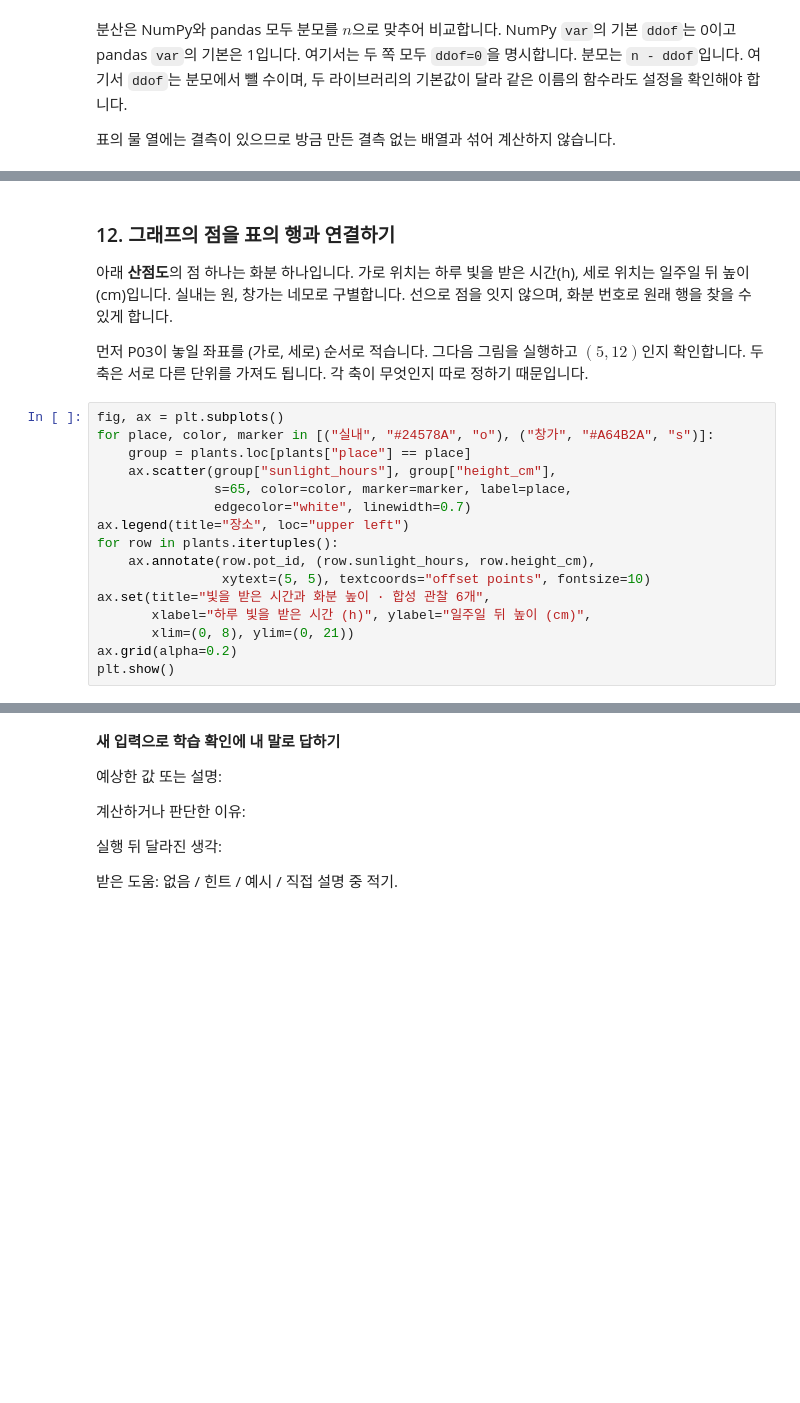
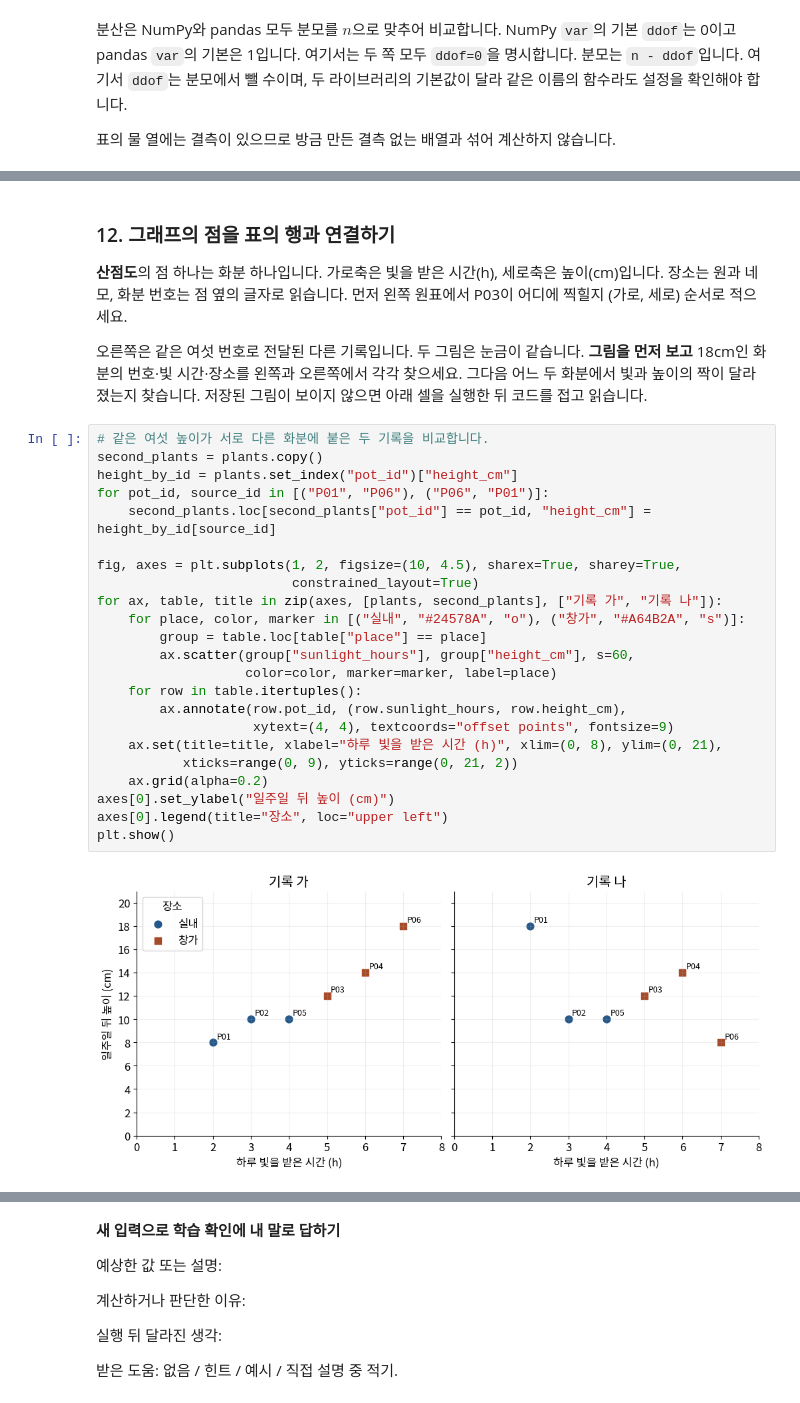
Before and after one commit to jlee-ax/AI-Olympiad, a Jupyter notebook: lessons/week01/week01_python_tables.ipynb, the cells around one changed output, grey strips where cells are left out. Cells and saved outputs as stored; diff of their text form; blank space fills up the shorter version.

```diff
--- a/lessons/week01/week01_python_tables.ipynb
+++ b/lessons/week01/week01_python_tables.ipynb
@@ -638,23 +782,32 @@ print("pandas 분산(ddof=0):", pd.Series(lengths).var(ddof=0))
 # %% [markdown]
 ### 12. 그래프의 점을 표의 행과 연결하기
 
-아래 **산점도**의 점 하나는 화분 하나입니다. 가로 위치는 하루 빛을 받은 시간(h), 세로 위치는 일주일 뒤 높이(cm)입니다. 실내는 원, 창가는 네모로 구별합니다. 선으로 점을 잇지 않으며, 화분 번호로 원래 행을 찾을 수 있게 합니다.
+**산점도**의 점 하나는 화분 하나입니다. 가로축은 빛을 받은 시간(h), 세로축은 높이(cm)입니다. 장소는 원과 네모, 화분 번호는 점 옆의 글자로 읽습니다. 먼저 왼쪽 원표에서 P03이 어디에 찍힐지 (가로, 세로) 순서로 적으세요.
 
-먼저 P03이 놓일 좌표를 (가로, 세로) 순서로 적습니다. 그다음 그림을 실행하고 $(5,12)$인지 확인합니다. 두 축은 서로 다른 단위를 가져도 됩니다. 각 축이 무엇인지 따로 정하기 때문입니다.
+오른쪽은 같은 여섯 번호로 전달된 다른 기록입니다. 두 그림은 눈금이 같습니다. **그림을 먼저 보고** 18cm인 화분의 번호·빛 시간·장소를 왼쪽과 오른쪽에서 각각 찾으세요. 그다음 어느 두 화분에서 빛과 높이의 짝이 달라졌는지 찾습니다. 저장된 그림이 보이지 않으면 아래 셀을 실행한 뒤 코드를 접고 읽습니다.
 # %%
-fig, ax = plt.subplots()
-for place, color, marker in [("실내", "#24578A", "o"), ("창가", "#A64B2A", "s")]:
-    group = plants.loc[plants["place"] == place]
-    ax.scatter(group["sunlight_hours"], group["height_cm"],
-               s=65, color=color, marker=marker, label=place,
-               edgecolor="white", linewidth=0.7)
-ax.legend(title="장소", loc="upper left")
-for row in plants.itertuples():
-    ax.annotate(row.pot_id, (row.sunlight_hours, row.height_cm),
-                xytext=(5, 5), textcoords="offset points", fontsize=10)
-ax.set(title="빛을 받은 시간과 화분 높이 · 합성 관찰 6개",
-       xlabel="하루 빛을 받은 시간 (h)", ylabel="일주일 뒤 높이 (cm)",
-       xlim=(0, 8), ylim=(0, 21))
-ax.grid(alpha=0.2)
+# 같은 여섯 높이가 서로 다른 화분에 붙은 두 기록을 비교합니다.
+second_plants = plants.copy()
+height_by_id = plants.set_index("pot_id")["height_cm"]
+for pot_id, source_id in [("P01", "P06"), ("P06", "P01")]:
+    second_plants.loc[second_plants["pot_id"] == pot_id, "height_cm"] = height_by_id[source_id]
+
+fig, axes = plt.subplots(1, 2, figsize=(10, 4.5), sharex=True, sharey=True,
+                         constrained_layout=True)
+for ax, table, title in zip(axes, [plants, second_plants], ["기록 가", "기록 나"]):
+    for place, color, marker in [("실내", "#24578A", "o"), ("창가", "#A64B2A", "s")]:
+        group = table.loc[table["place"] == place]
+        ax.scatter(group["sunlight_hours"], group["height_cm"], s=60,
+                   color=color, marker=marker, label=place)
+    for row in table.itertuples():
+        ax.annotate(row.pot_id, (row.sunlight_hours, row.height_cm),
+                    xytext=(4, 4), textcoords="offset points", fontsize=9)
+    ax.set(title=title, xlabel="하루 빛을 받은 시간 (h)", xlim=(0, 8), ylim=(0, 21),
+           xticks=range(0, 9), yticks=range(0, 21, 2))
+    ax.grid(alpha=0.2)
+axes[0].set_ylabel("일주일 뒤 높이 (cm)")
+axes[0].legend(title="장소", loc="upper left")
 plt.show()
+# %% [output]
+[figure, added]
 # %% [markdown]
```
Also changed, not shown: parts of 59 cells of this notebook, 30 other files.
